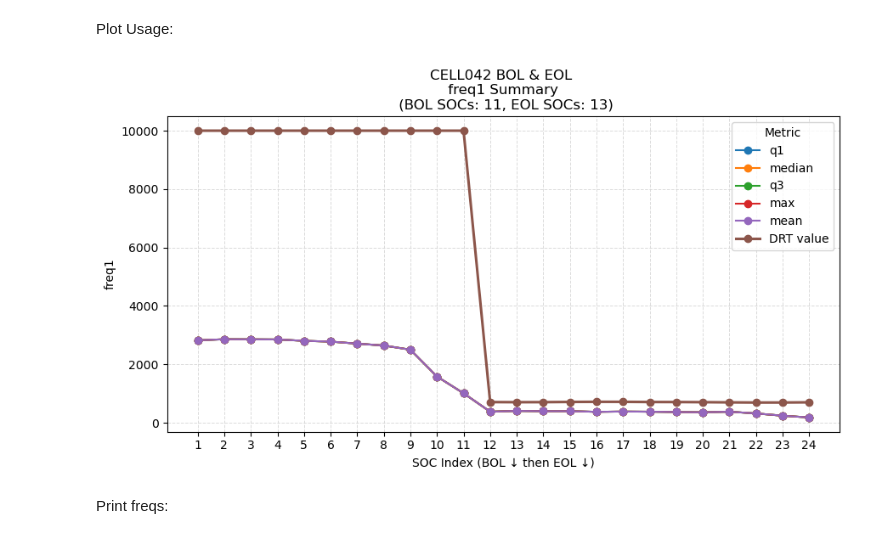
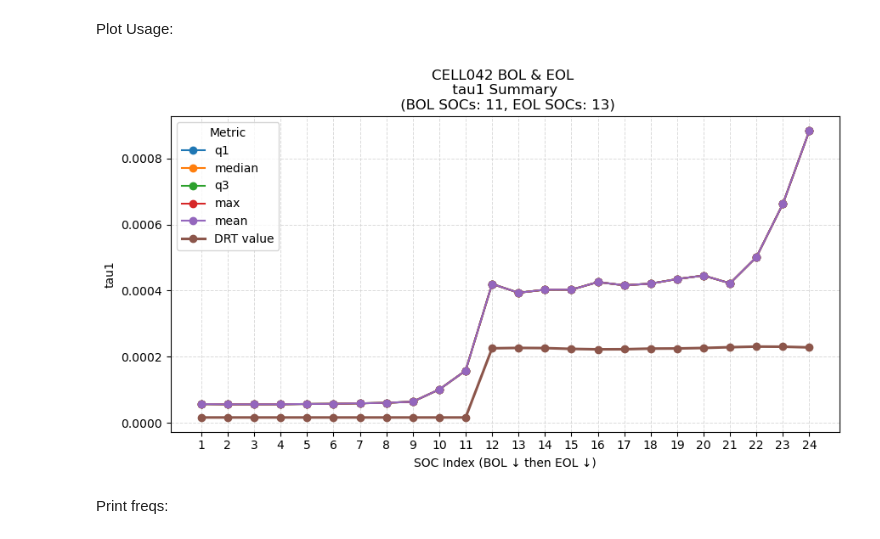
Before and after one commit to ZxZhang914/ECM-battery-research, a Jupyter notebook: visualization.ipynb, the cells around one changed output. Saved outputs shown, nothing was run; the diff lists cells and outputs as text; code cells hidden in the pictures.

```diff
--- a/visualization.ipynb
+++ b/visualization.ipynb
@@ -95,8 +95,8 @@ def format_EIS(input_file):
 # %%
 # Load EIS data
 BATTERY_EISDATA = {}
-for cell in BATTER_METADATA.keys():
-    celli_metadata = BATTER_METADATA[cell]
+for cell in BATTERY_METADATA.keys():
+    celli_metadata = BATTERY_METADATA[cell]
     print(f"====== Loading EIS data for {cell}, temp={celli_metadata["temperature"]}, num_soh={celli_metadata["num_soh"]} =====")
 
     # Battery data retrieval
@@ -244,7 +244,7 @@ obj_func = "RMSE"
 num_trials = 100
 
 # ======================================================================== #
-celli_metadata = BATTER_METADATA[CELL_NAME]
+celli_metadata = BATTERY_METADATA[CELL_NAME]
 celli_EISdata = BATTERY_EISDATA[CELL_NAME]
 
 filepath = f"ECM_Params_Estimation/{CELL_NAME}/{ECM_name}_{obj_func}_trials{num_trials}/soh{soh_label}/{CELL_NAME}_soh{soh_label}_soc{soc_label}_trials{num_trials}_objFunc_{obj_func}_{ECM_name}_rmOutliers.csv"
@@ -426,8 +426,8 @@ num_trials = 100
 param_name = "n3"
 
 # ======================================================================== #
-BOL_soc_list = BATTER_METADATA[CELL_NAME]["soh"][BOL_soh_label-1]["soc"]
-EOL_soc_list = BATTER_METADATA[CELL_NAME]["soh"][EOL_soh_label-1]["soc"]
+BOL_soc_list = BATTERY_METADATA[CELL_NAME]["soh"][BOL_soh_label-1]["soc"]
+EOL_soc_list = BATTERY_METADATA[CELL_NAME]["soh"][EOL_soh_label-1]["soc"]
 bol_info = [(BOL_soh_label, BOL_soc_list)]
 eol_info = [(EOL_soh_label, EOL_soc_list)]
 
@@ -446,18 +446,9 @@ import os
 def process_drt_data(cell_name, bol_date, eol_date):
     """
     Process DRT data for a given cell and extract rows for BOL and EOL dates.
-
-    Parameters:
-        cell_name (str): e.g., "CELL042"
-        bol_date (str): Target BOL date in the CSV (e.g. '20240115')
-        eol_date (str): Target EOL date in the CSV (e.g. '20240922')
-
-    Returns:
-        dict: {"BOL": <DataFrame>, "EOL": <DataFrame>} filtered and processed by date.
-              Includes only ['date', 'soc', 'R1'...'Rn', 'freq1', 'freq2', 'freq3']
     """
 
-    drt_csv = f"../EVC_EIS_Data/CELL_DRT_Data/data_{cell_name}.csv"
+    drt_csv = f"../EVC_EIS_Data/CELL_DRT_Data_11-3/data_{cell_name}.csv"
     if not os.path.exists(drt_csv):
         print(f"Warning: File not found: {drt_csv}")
         return {"BOL": pd.DataFrame(), "EOL": pd.DataFrame()}
@@ -467,7 +458,7 @@ def process_drt_data(cell_name, bol_date, eol_date):
     df.columns = df.columns.str.strip()
     df["date"] = df["date"].astype(str).str.strip()
 
-    # Select relevant columns (R1...Rn + ln_1_over_freq1–3)
+    # Select relevant columns
     r_cols = [col for col in df.columns if col.startswith("R")]
     freq_cols = [f"ln_1_over_freq{i}" for i in range(1, 4)]
     keep_cols = ["date", "soc"] + r_cols + freq_cols
@@ -477,8 +468,12 @@ def process_drt_data(cell_name, bol_date, eol_date):
     for i in range(1, 4):
         df[f"freq{i}"] = np.exp(-df[f"ln_1_over_freq{i}"])
 
-    # Drop original ln_1_over_freq columns
+    # Drop log columns
     df.drop(columns=freq_cols, inplace=True)
+
+    # Add tau columns
+    for i in range(1, 4):
+        df[f"tau{i}"] = 1 /(2* np.pi* df[f"freq{i}"])
 
     # Filter by dates
     bol_df = df[df["date"] == bol_date].copy()
@@ -625,27 +624,27 @@ Plot Usage:
 # %%
 CELL_NAME = "CELL042"
 BOL_soh_label = 1
 EOL_soh_label = 5
 ECM_name = "v3CM9"
 obj_func = "RMSE"
 num_trials = 100
-param_name = "freq1"
+param_name = "tau1"
 
 # ======================================================================== #
-BOL_date = BATTER_METADATA[CELL_NAME]["soh"][BOL_soh_label-1]["date"]
-EOL_date = BATTER_METADATA[CELL_NAME]["soh"][EOL_soh_label-1]["date"]
-BOL_soc_list = BATTER_METADATA[CELL_NAME]["soh"][BOL_soh_label-1]["soc"]
-EOL_soc_list = BATTER_METADATA[CELL_NAME]["soh"][EOL_soh_label-1]["soc"]
+BOL_date = BATTERY_METADATA[CELL_NAME]["soh"][BOL_soh_label-1]["date"]
+EOL_date = BATTERY_METADATA[CELL_NAME]["soh"][EOL_soh_label-1]["date"]
+BOL_soc_list = BATTERY_METADATA[CELL_NAME]["soh"][BOL_soh_label-1]["soc"]
+EOL_soc_list = BATTERY_METADATA[CELL_NAME]["soh"][EOL_soh_label-1]["soc"]
 bol_info = [(BOL_soh_label, BOL_soc_list)]
 eol_info = [(EOL_soh_label, EOL_soc_list)]
 
 # Process drt data for selected BOL and EOL
 drt_data = process_drt_data(CELL_NAME, BOL_date, EOL_date)
 
 # Plot
 plot_param_summary_with_drt(CELL_NAME, bol_info, eol_info, param_name, drt_data)
 # %% [output]
-[figure, old version]
+[figure, new version]
 # %% [markdown]
 Print freqs:
 # %%
```
Also changed, not shown: parts of 8 cells of this notebook, 7 other files.
